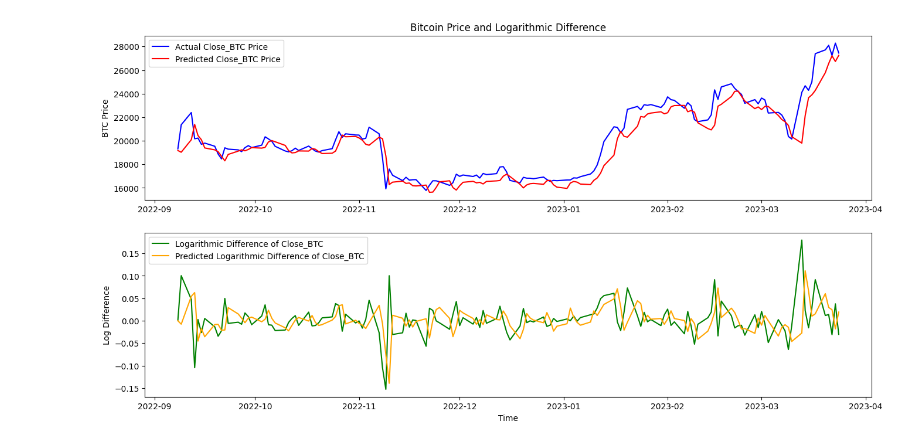
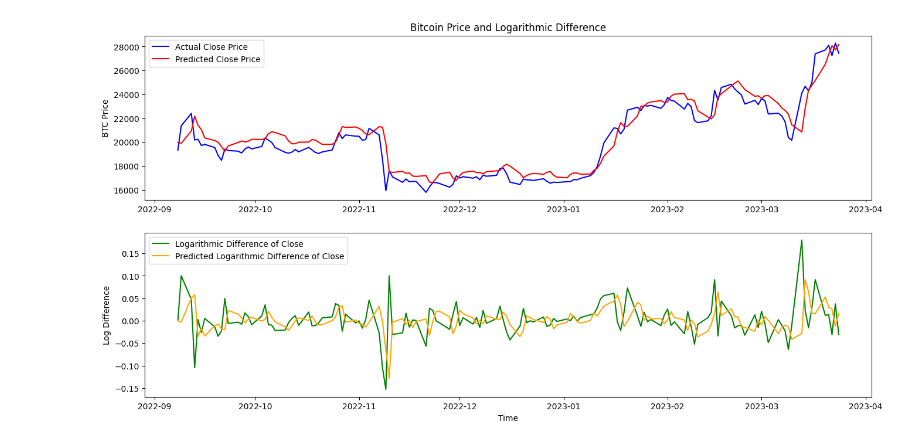
Before and after one commit to CodyAdam/datachallenge2024, a Jupyter notebook: src/final.ipynb, the cells around one changed output. Cells and saved outputs as stored; diff of their text form; code cells hidden in the pictures.

Commit message:
Generalize data

```diff
--- a/src/final.ipynb
+++ b/src/final.ipynb
@@ -48,8 +48,8 @@ btc_test = test_df[include].values
 # %%
 # Normalize the data
 scaler = MinMaxScaler(feature_range=(0, 1))
-btc_train_scaled = scaler.fit_transform(btc_train)
-btc_test_scaled = scaler.transform(btc_test)
+train_scaled = scaler.fit_transform(train)
+test_scaled = scaler.transform(test)
 # %%
 # # # SDAE
 input_layer = Input(shape=(len(include),))
@@ -65,23 +65,23 @@ autoencoder = Model(input_layer, decoded)
 autoencoder.compile(optimizer='adam', loss='mse')
 
 # Train the autoencoder
-autoencoder.fit(btc_train_scaled, btc_train_scaled, epochs=150, batch_size=32, shuffle=True, validation_split=0.2)
+autoencoder.fit(train_scaled, train_scaled, epochs=150, batch_size=32, shuffle=True, validation_split=0.2)
 
 # Get the encoded representation of the data
-encoded_features = autoencoder.predict(btc_train_scaled)
+encoded_features = autoencoder.predict(train_scaled)
 
 def create_sequences(data, sequence_length):
     xs, ys = [], []
     for i in range(len(data) - sequence_length):
         x = data[i:(i + sequence_length), :]
-        y = data[i + sequence_length, 0]  # The target is still 'Close_BTC' price
+        y = data[i + sequence_length, 0]
         xs.append(x)
         ys.append(y)
     return np.array(xs), np.array(ys)
 
 sequence_length = 5  # Number of days used to predict the next day
-X_train, y_train = create_sequences(btc_train_scaled, sequence_length)
-X_test, y_test = create_sequences(btc_test_scaled, sequence_length)
+X_train, y_train = create_sequences(train_scaled, sequence_length)
+X_test, y_test = create_sequences(test_scaled, sequence_length)
 
 # Reshape inputs for LSTM [samples, time steps, features]
 X_train = np.reshape(X_train, (X_train.shape[0], X_train.shape[1], len(include)))
@@ -159,16 +159,16 @@ predictions = model.predict(X_test)
 predictions = scaler.inverse_transform(np.concatenate((predictions, np.zeros((predictions.shape[0], len(include)-1))), axis=1))[:, 0]
 
 # Slice the actual prices to align with the predictions
-actual_prices_aligned = df.loc[start_date_testing:end_date_testing, 'Close_BTC'][-len(predictions):]
-predictions = pd.DataFrame(predictions, index=actual_prices_aligned.index, columns=['Predicted_Close_BTC'])
+actual_prices_aligned = df.loc[start_date_testing:end_date_testing, CLOSE][-len(predictions):]
+predictions = pd.DataFrame(predictions, index=actual_prices_aligned.index, columns=['Predicted_Close'])
 
 # Convert actual_prices_aligned to a DataFrame
-actual_prices_aligned_df = pd.DataFrame(actual_prices_aligned, columns=['Close_BTC'])
+actual_prices_aligned_df = pd.DataFrame(actual_prices_aligned, columns=[CLOSE])
 
 # Calculating the logarithm of predictions and then the logarithmic difference
-actual_prices_aligned_df['Predicted_Close_BTC'] = predictions
-actual_prices_aligned_df['Predicted_Close_BTC_Log'] = np.log(actual_prices_aligned_df['Predicted_Close_BTC'])
-log_diff_predicted = actual_prices_aligned_df['Predicted_Close_BTC_Log'].diff().fillna(0)
-log_diff_actual = pd.DataFrame(df["Log_Diff_Close_BTC"], index=actual_prices_aligned.index, columns=['Log_Diff_Close_BTC'])
+actual_prices_aligned_df['Predicted_Close'] = predictions
+actual_prices_aligned_df['Predicted_Close'] = np.log(actual_prices_aligned_df['Predicted_Close'])
+log_diff_predicted = actual_prices_aligned_df['Predicted_Close'].diff().fillna(0)
+log_diff_actual = pd.DataFrame(df["Log_Diff_Close"], index=actual_prices_aligned.index, columns=['Log_Diff_Close'])
 # %% [output]
 5/5 [==============================] - 0s 2ms/step
@@ -200,21 +186,21 @@ Mean Absolute Error (MAE): 709.4628422847666
 # %%
-# Existing plot for 'Close_BTC' prices
+# Existing plot for 'Close' prices
 plt.figure(figsize=(16, 8))
 plt.subplot(2, 1, 1)  # First subplot in a 2x1 grid
-plt.plot(actual_prices_aligned, label='Actual Close_BTC Price', color='blue')
-plt.plot(predictions, label='Predicted Close_BTC Price', color='red')
+plt.plot(actual_prices_aligned, label='Actual Close Price', color='blue')
+plt.plot(predictions, label='Predicted Close Price', color='red')
 plt.title('Bitcoin Price and Logarithmic Difference')
 plt.ylabel('BTC Price')
 plt.legend()
 
-# New plot for 'Log_Diff_Close_BTC'
+# New plot for 'Log_Diff_Close'
 plt.subplot(2, 1, 2)  # Second subplot in a 2x1 grid
-plt.plot(log_diff_actual, label='Logarithmic Difference of Close_BTC', color='green')
-plt.plot(log_diff_predicted, label='Predicted Logarithmic Difference of Close_BTC', color='orange')
+plt.plot(log_diff_actual, label='Logarithmic Difference of Close', color='green')
+plt.plot(log_diff_predicted, label='Predicted Logarithmic Difference of Close', color='orange')
 plt.xlabel('Time')
 plt.ylabel('Log Difference')
 plt.legend()
 
 plt.show()
 # %% [output]
-[figure, old version]
+[figure, new version]
```
Also changed, not shown: parts of 7 cells of this notebook.
